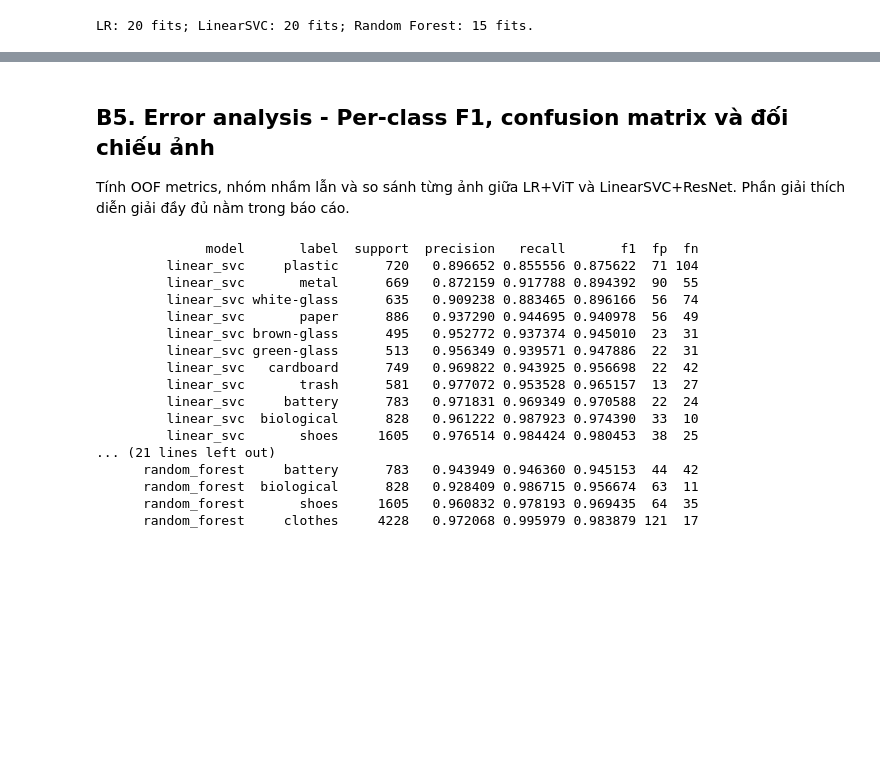
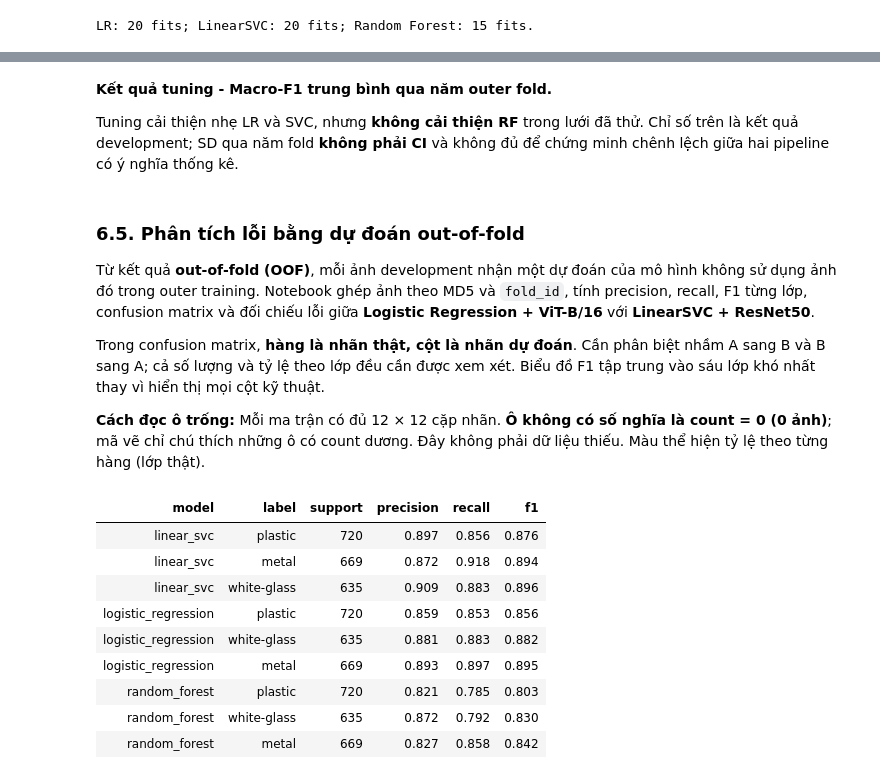
Before and after one commit to MinhMan9/GarbageClassification, a Jupyter notebook: notebooks/06_classify_deep.ipynb, the cells around one changed output, grey strips where cells are left out. Saved outputs shown, nothing was run; the diff lists cells and outputs as text; code cells hidden in the pictures; blank space fills up the shorter version.

```diff
--- a/notebooks/06_classify_deep.ipynb
+++ b/notebooks/06_classify_deep.ipynb
@@ -508,7 +667,16 @@ logistic_regression   vit_b16        5 {"logisticregression__C": 1.0}
+# %% [markdown]
+**Kết quả tuning - Macro-F1 trung bình qua năm outer fold.**
+
+
+Tuning cải thiện nhẹ LR và SVC, nhưng **không cải thiện RF** trong lưới đã thử. Chỉ số trên là kết quả development; SD qua năm fold **không phải CI** và không đủ để chứng minh chênh lệch giữa hai pipeline có ý nghĩa thống kê.
 # %% [markdown]
-## B5. Error analysis - Per-class F1, confusion matrix và đối chiếu ảnh
+### 6.5. Phân tích lỗi bằng dự đoán out-of-fold
 
-Tính OOF metrics, nhóm nhầm lẫn và so sánh từng ảnh giữa LR+ViT và LinearSVC+ResNet. Phần giải thích diễn giải đầy đủ nằm trong báo cáo.
+Từ kết quả **out-of-fold (OOF)**, mỗi ảnh development nhận một dự đoán của mô hình không sử dụng ảnh đó trong outer training. Notebook ghép ảnh theo MD5 và `fold_id`, tính precision, recall, F1 từng lớp, confusion matrix và đối chiếu lỗi giữa **Logistic Regression + ViT-B/16** với **LinearSVC + ResNet50**.
+
+Trong confusion matrix, **hàng là nhãn thật, cột là nhãn dự đoán**. Cần phân biệt nhầm A sang B và B sang A; cả số lượng và tỷ lệ theo lớp đều cần được xem xét. Biểu đồ F1 tập trung vào sáu lớp khó nhất thay vì hiển thị mọi cột kỹ thuật.
+
+**Cách đọc ô trống:** Mỗi ma trận có đủ 12 × 12 cặp nhãn. **Ô không có số nghĩa là count = 0 (0 ảnh)**; mã vẽ chỉ chú thích những ô có count dương. Đây không phải dữ liệu thiếu. Màu thể hiện tỷ lệ theo từng hàng (lớp thật).
 # %%
 import json
 import platform
@@ -527,53 +695,49 @@ analysis_inputs = {}
 for stage, prefix in (("baseline", "comparison"), ("tuned", "tuning")):
     manifest_path = results_dir / f"{prefix}_run.json"
     manifest = json.loads(manifest_path.read_text(encoding="utf-8"))
     if manifest["label2id"] != label2id:
         raise ValueError("Ánh xạ nhãn của kết quả khác metadata đang dùng.")
     if prefix == "tuning" and not manifest["complete"]:
         raise ValueError("Tuning chưa chạy đủ các mô hình.")
     for name, digest in manifest["input_sha256"].items():
         if file_sha256(repo_root / name) != digest:
             raise ValueError(f"Đầu vào không khớp checksum: {name}")
     for name, digest in manifest["output_sha256"].items():
         if file_sha256(results_dir / name) != digest:
             raise ValueError(f"Kết quả không khớp checksum: {name}")
     prediction_path = results_dir / f"{prefix}_oof_predictions.csv"
     table = pd.read_csv(prediction_path, dtype={"md5": str})
     all_predictions.append(table.assign(stage=stage))
     analysis_inputs[manifest_path.name] = file_sha256(manifest_path)
     analysis_inputs[prediction_path.name] = file_sha256(prediction_path)
 
 predictions = pd.concat(all_predictions, ignore_index=True)
 expected = fold_table.assign(y_true=development["label_id"].to_numpy())
 for _, rows in predictions.groupby(["stage", "model", "embedding"], sort=False):
     pd.testing.assert_frame_equal(
         rows[["md5", "fold_id", "y_true"]].reset_index(drop=True), expected
     )
 
 per_class, confusions = summarize_deep_oof(predictions, label2id)
 per_class_folds, _ = summarize_deep_oof(predictions, label2id, by_fold=True)
 tuned_classes = per_class[per_class["stage"].eq("tuned")]
-tuned_classes.sort_values(["model", "f1"])[[
-    "model", "label", "support", "precision", "recall", "f1", "fp", "fn"
-]]
+# Mỗi mô hình: chỉ xem 3 lớp có F1 thấp nhất.
+_b5_hardest = (tuned_classes.sort_values(["model", "f1"])
+               .groupby("model", sort=False).head(3))
+display(_b5_hardest[[
+    "model", "label", "support", "precision", "recall", "f1"
+]].round(3))
 # %% [output]
-              model       label  support  precision   recall       f1  fp  fn
-         linear_svc     plastic      720   0.896652 0.855556 0.875622  71 104
-         linear_svc       metal      669   0.872159 0.917788 0.894392  90  55
-         linear_svc white-glass      635   0.909238 0.883465 0.896166  56  74
-         linear_svc       paper      886   0.937290 0.944695 0.940978  56  49
-         linear_svc brown-glass      495   0.952772 0.937374 0.945010  23  31
-         linear_svc green-glass      513   0.956349 0.939571 0.947886  22  31
-         linear_svc   cardboard      749   0.969822 0.943925 0.956698  22  42
-         linear_svc       trash      581   0.977072 0.953528 0.965157  13  27
-         linear_svc     battery      783   0.971831 0.969349 0.970588  22  24
-         linear_svc  biological      828   0.961222 0.987923 0.974390  33  10
-         linear_svc       shoes     1605   0.976514 0.984424 0.980453  38  25
-... (21 lines left out)
-      random_forest     battery      783   0.943949 0.946360 0.945153  44  42
-      random_forest  biological      828   0.928409 0.986715 0.956674  63  11
-      random_forest       shoes     1605   0.960832 0.978193 0.969435  64  35
-      random_forest     clothes     4228   0.972068 0.995979 0.983879 121  17
+| model | label | support | precision | recall | f1 |
+| linear_svc | plastic | 720 | 0.897 | 0.856 | 0.876 |
+| linear_svc | metal | 669 | 0.872 | 0.918 | 0.894 |
+| linear_svc | white-glass | 635 | 0.909 | 0.883 | 0.896 |
+| logistic_regression | plastic | 720 | 0.859 | 0.853 | 0.856 |
+| logistic_regression | white-glass | 635 | 0.881 | 0.883 | 0.882 |
+| logistic_regression | metal | 669 | 0.893 | 0.897 | 0.895 |
+| random_forest | plastic | 720 | 0.821 | 0.785 | 0.803 |
+| random_forest | white-glass | 635 | 0.872 | 0.792 | 0.830 |
+| random_forest | metal | 669 | 0.827 | 0.858 | 0.842 |
 # %%
 keys = ["stage", "model", "embedding"]
 directions = confusions[confusions["true_id"].ne(confusions["predicted_id"])].copy()
```
Also changed, not shown: parts of 33 cells of this notebook.
